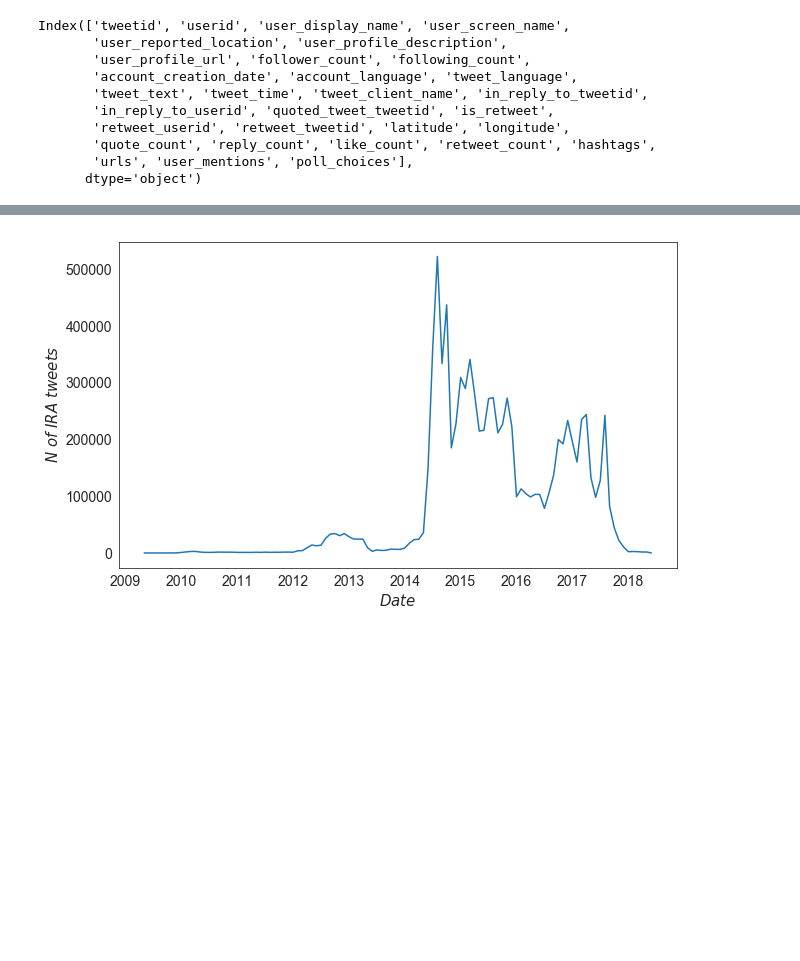
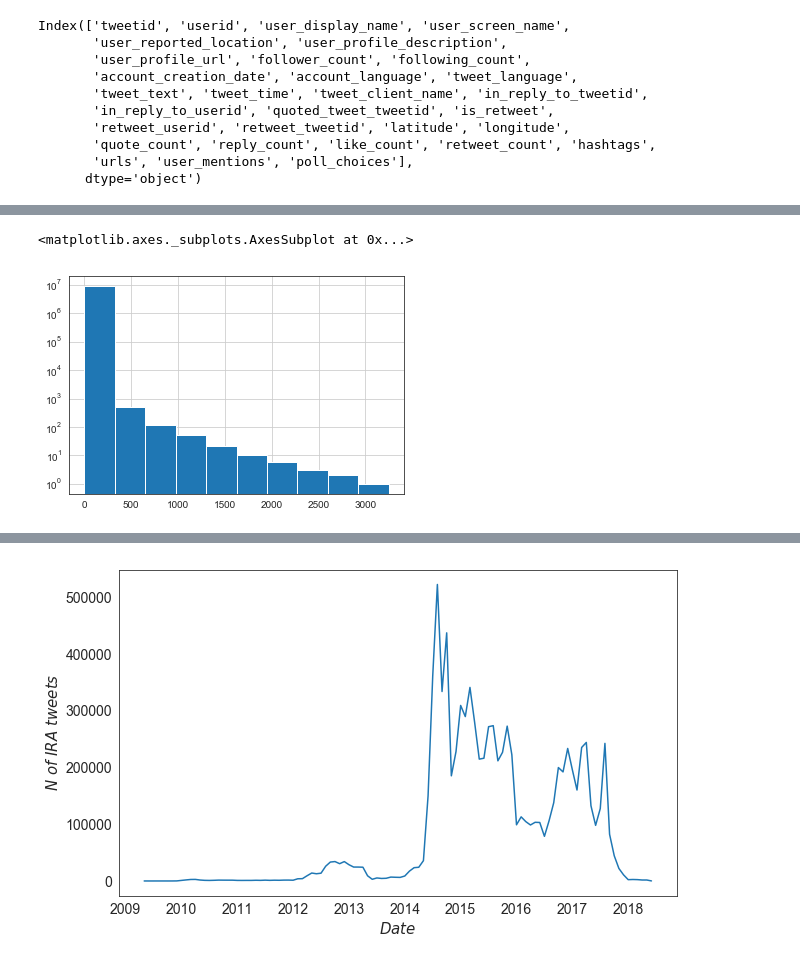
Before and after one commit to kayzhou/fake_news_during_election, a Jupyter notebook: analyze_IRAs.ipynb, the cells around one changed output, grey strips where cells are left out. Drawn from its saved outputs; the diff is of its cells as text; code cells hidden in the pictures; blank space fills up the shorter version.

```diff
--- a/analyze_IRAs.ipynb
+++ b/analyze_IRAs.ipynb
@@ -186,0 +194,6 @@ tweets.describe()
+# %%
+plt.yscale("log")
+tweets.reply_count.hist()
+# %% [output]
+<matplotlib.axes._subplots.AxesSubplot at 0x...>
+[figure, added]
```
Also changed, not shown: parts of 5 cells of this notebook, 2 other files.
